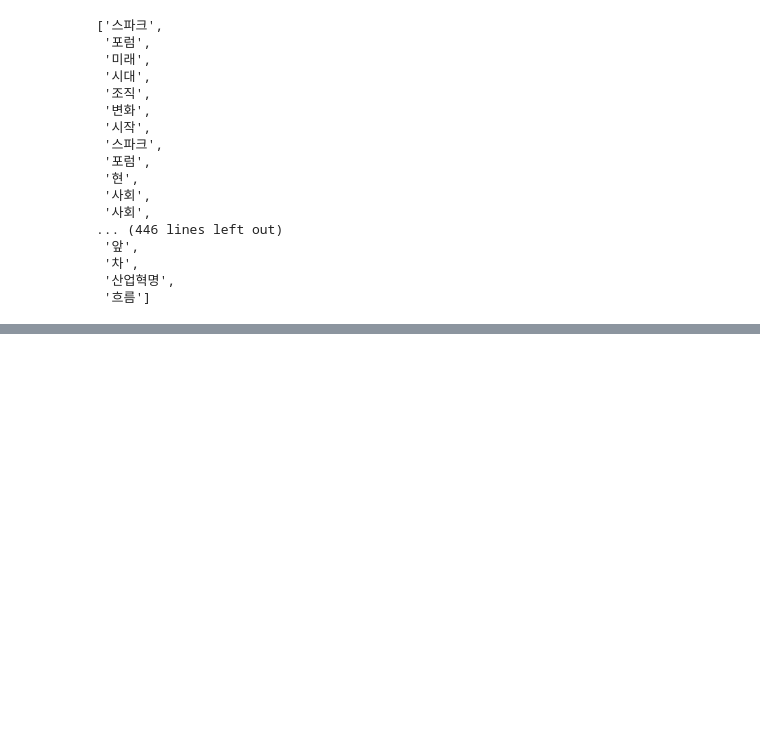
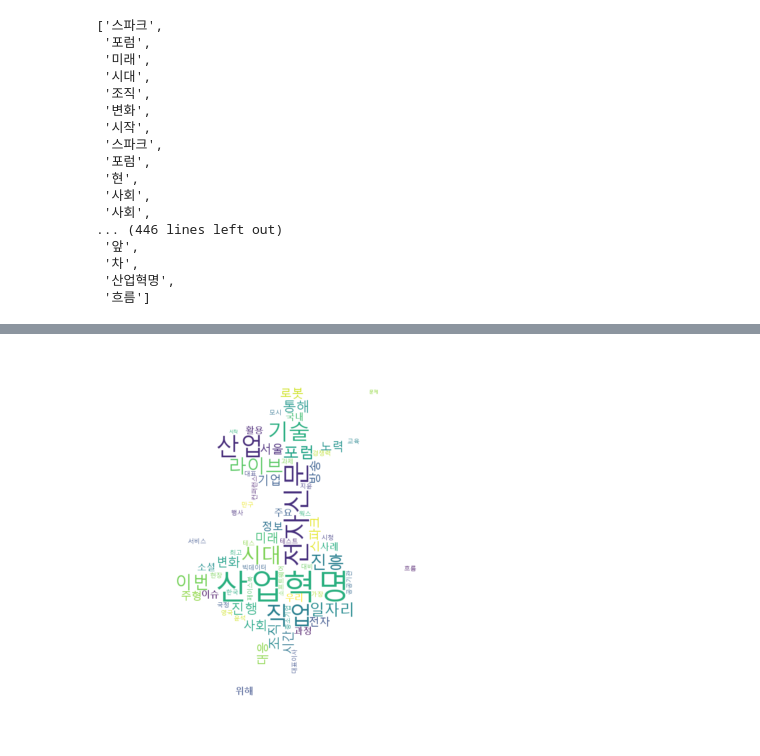
Before and after one commit to jurwon/BigdataVisualization_analyze, a Jupyter notebook: 2_자연어처리-영문-한글-통계/test2.ipynb, the cells around one changed output, grey strips where cells are left out. Saved outputs shown, nothing was run; the diff lists cells and outputs as text; code cells hidden in the pictures; blank space fills up the shorter version.

```diff
--- a/2_자연어처리-영문-한글-통계/test2.ipynb
+++ b/2_자연어처리-영문-한글-통계/test2.ipynb
@@ -107,0 +185,23 @@ message_N
+# %%
+# 워드 클라우드 공식 문서 , 다양한 이미지 위에 처리하기.
+# https://amueller.github.io/word_cloud/index.html
+
+#시각화2, wordCloud
+import numpy as np
+
+import os
+import re
+from PIL import Image
+from os import path
+
+alice_mask = np.array(Image.open("alice_mask.png"))
+wc = WordCloud(font_path,background_color="white", max_words=1000, mask=alice_mask,width=800,height=1000)
+# generate word cloud
+sampleImage = wc.generate_from_frequencies(word_count)
+
+# show
+plt.imshow(sampleImage, interpolation="bilinear")
+plt.axis("off")
+plt.show()
+# %% [output]
+[figure, added]
```
Also changed, not shown: parts of 3 cells of this notebook, 1 other file.
